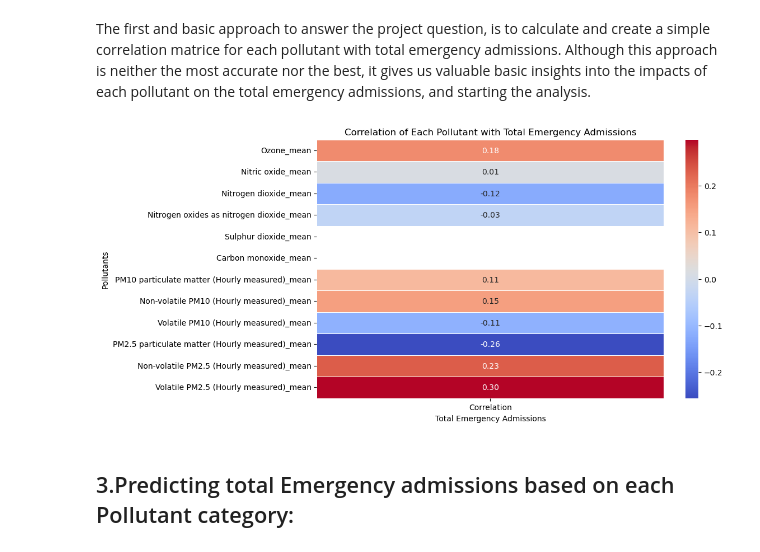
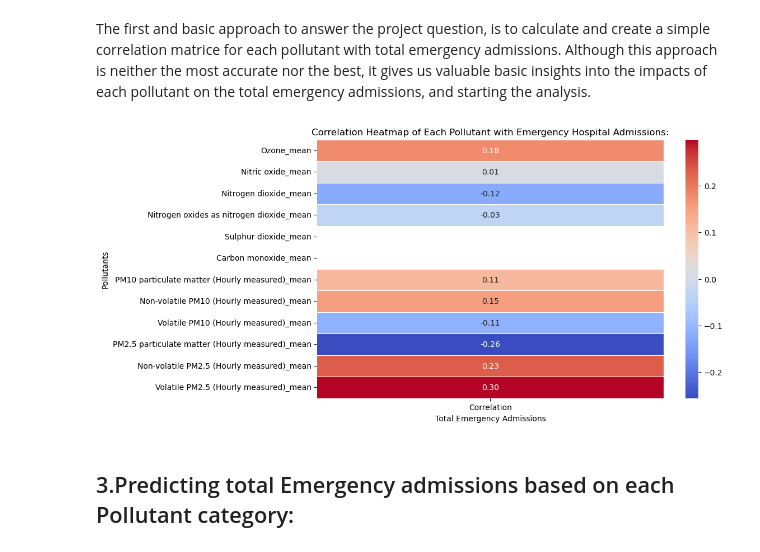
Before and after one commit to Elham-Pournezhadian/IGP-repo, a Jupyter notebook: Correlation.ipynb, the cells around one changed output. Cells and saved outputs as stored; diff of their text form; code cells hidden in the pictures.

```diff
--- a/Correlation.ipynb
+++ b/Correlation.ipynb
@@ -259,13 +264,14 @@ correlation_df = pd.DataFrame.from_dict(correlations, orient='index', columns=['
 # %%
 # Plot heatmap
 plt.figure(figsize=(10, 6))
 sns.heatmap(correlation_df, annot=True, cmap='coolwarm', fmt=".2f", linewidths=.5)
-plt.title('Correlation of Each Pollutant with Total Emergency Admissions')
+plt.title('Correlation Heatmap of Each Pollutant with Emergency Hospital Admissions:')
 plt.xlabel('Total Emergency Admissions')
 plt.ylabel('Pollutants')
+plt.savefig('images/Correlation_Pollutants_EHA_plot.png', bbox_inches='tight')
 plt.show()
 # %% [output]
-[figure, old version]
+[figure, new version]
 # %% [markdown]
 ## 3.Predicting total Emergency admissions based on each Pollutant category:
 # %% [markdown]
```
Also changed, not shown: parts of 14 cells of this notebook, 14 other files.
